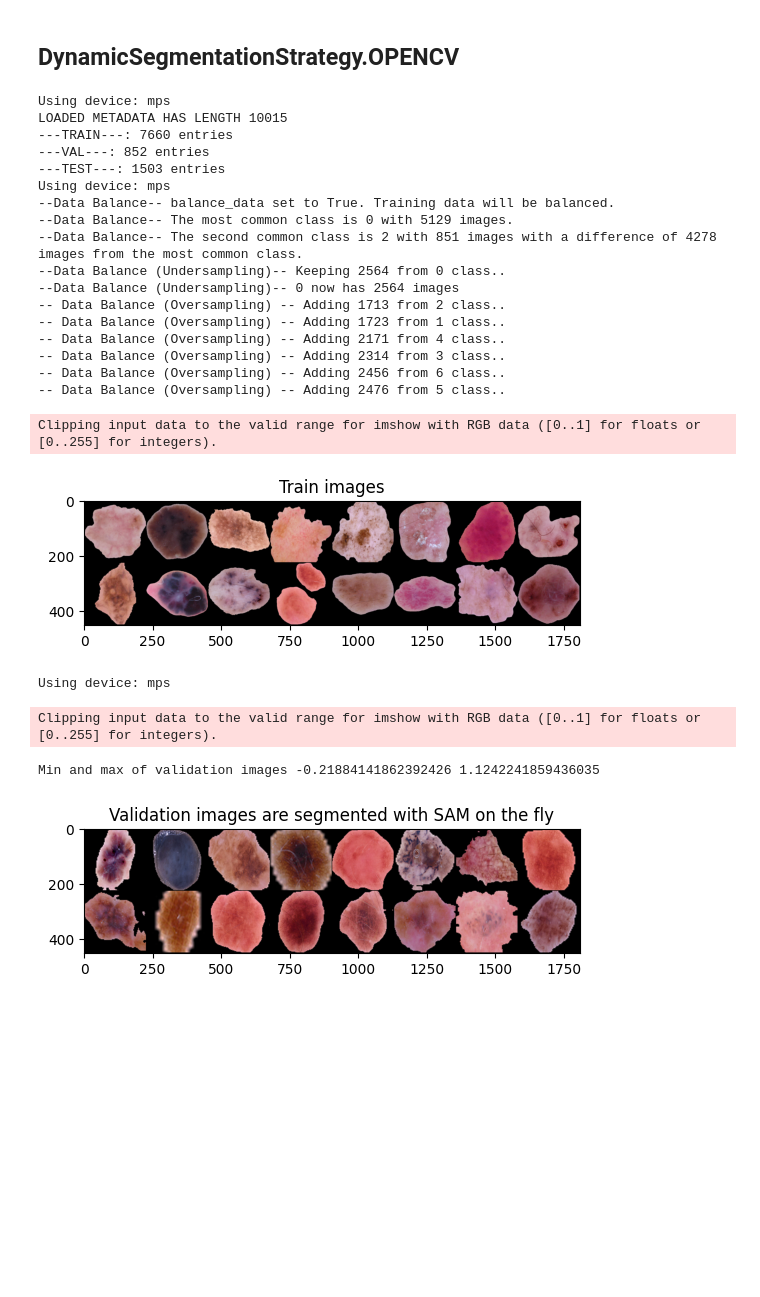
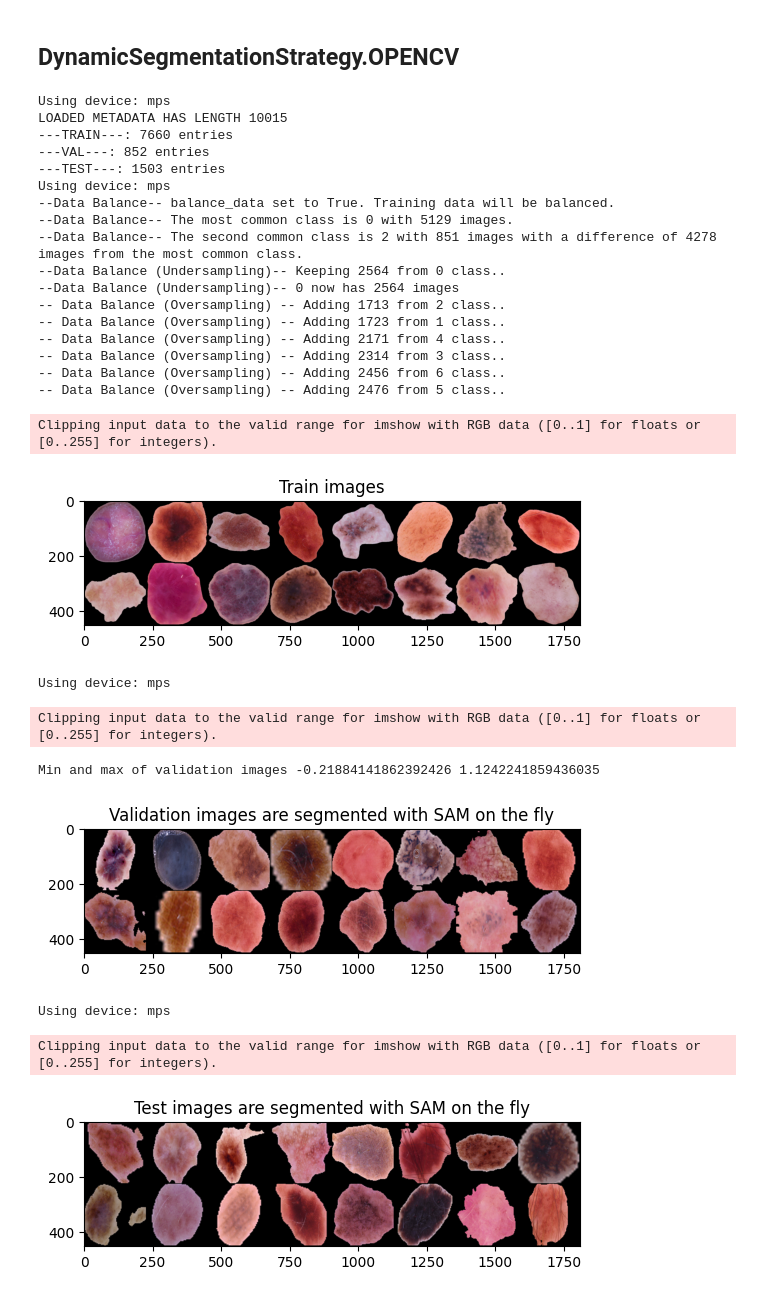
Before and after one commit to CorsiDanilo/skin-lesion-classification, a Jupyter notebook: Dataloader_brainstorm.ipynb, the cells around one changed output. Drawn from its saved outputs; the diff is of its cells as text; code cells hidden in the pictures; blank space fills up the shorter version.

```diff
--- a/Dataloader_brainstorm.ipynb
+++ b/Dataloader_brainstorm.ipynb
@@ -97,35 +97,42 @@ dataloader = get_dataloder_from_strategy(
     keep_background=False,
     take_val_from_test=False)
 train_dataloader = dataloader.get_train_dataloder()
 batch = next(iter(train_dataloader))
 images, labels = batch
 plot_image_grid(images, "Train images")
 val_dataloader = dataloader.get_val_dataloader()
 batch = next(iter(val_dataloader))
 images, labels = batch
 print(f"Min and max of validation images {images.min()} {images.max()}")
 plot_image_grid(images, "Validation images are segmented with SAM on the fly")
+test_dataloader = dataloader.get_test_dataloader()
+batch = next(iter(test_dataloader))
+images, labels = batch
+plot_image_grid(images, "Test images are segmented with SAM on the fly")
 # %% [output]
 Using device: mps
 LOADED METADATA HAS LENGTH 10015
 ---TRAIN---: 7660 entries
 ---VAL---: 852 entries
 ---TEST---: 1503 entries
 Using device: mps
 --Data Balance-- balance_data set to True. Training data will be balanced.
 --Data Balance-- The most common class is 0 with 5129 images.
 --Data Balance-- The second common class is 2 with 851 images with a difference of 4278 images from the most common class.
 --Data Balance (Undersampling)-- Keeping 2564 from 0 class..
 --Data Balance (Undersampling)-- 0 now has 2564 images
 -- Data Balance (Oversampling) -- Adding 1713 from 2 class..
 -- Data Balance (Oversampling) -- Adding 1723 from 1 class..
 -- Data Balance (Oversampling) -- Adding 2171 from 4 class..
 -- Data Balance (Oversampling) -- Adding 2314 from 3 class..
 -- Data Balance (Oversampling) -- Adding 2456 from 6 class..
 -- Data Balance (Oversampling) -- Adding 2476 from 5 class..
 Clipping input data to the valid range for imshow with RGB data ([0..1] for floats or [0..255] for integers).
-[figure, old version]
+[figure, new version]
 Using device: mps
 Clipping input data to the valid range for imshow with RGB data ([0..1] for floats or [0..255] for integers).
 Min and max of validation images -0.21884141862392426 1.1242241859436035
 [figure]
+Using device: mps
+Clipping input data to the valid range for imshow with RGB data ([0..1] for floats or [0..255] for integers).
+[figure, added]
```
Also changed, not shown: parts of 1 cell of this notebook, 4 other files.
